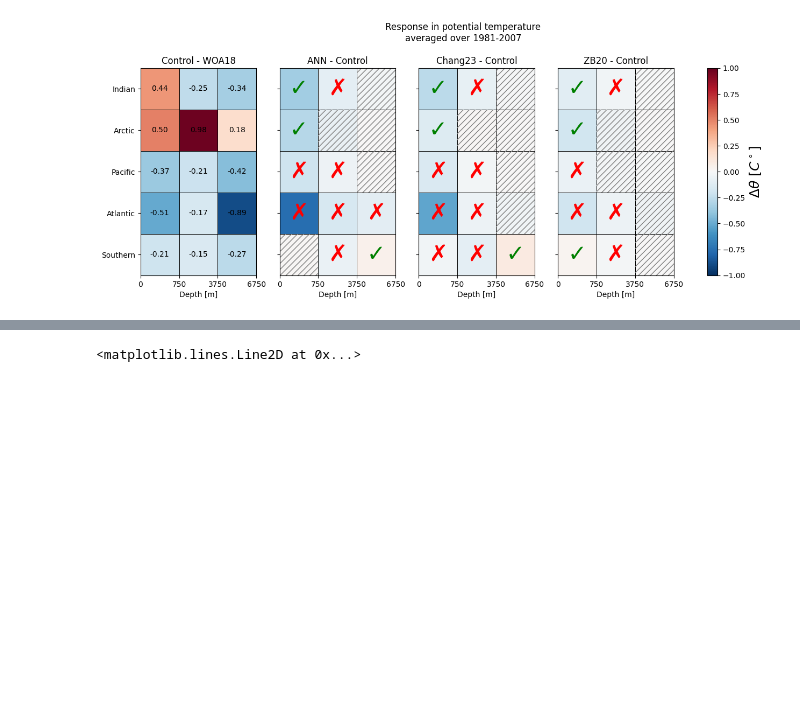
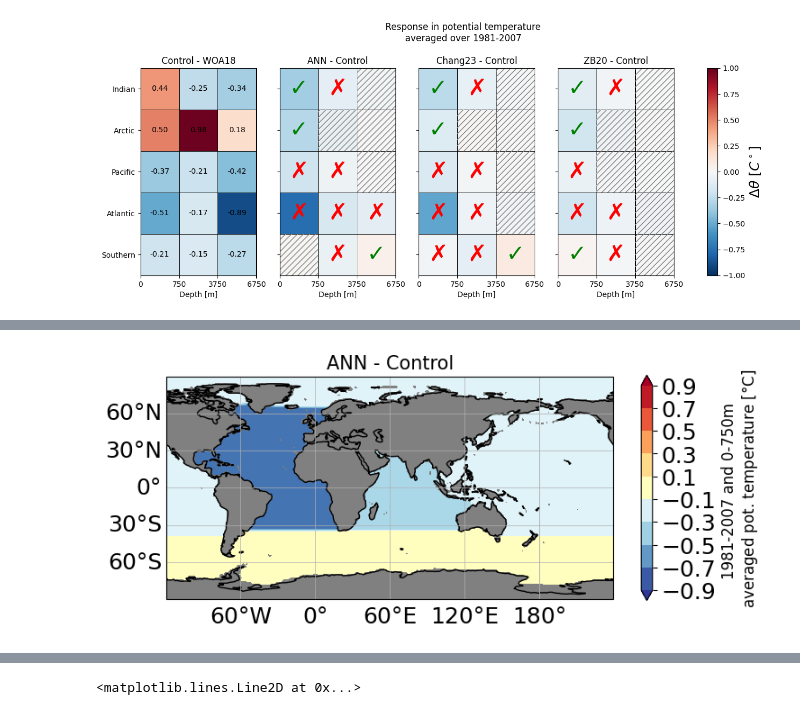
Before and after one commit to m2lines/calibration-MOM6, a Jupyter notebook: notebooks/prepare-thetao-dataset.ipynb, the cells around one changed output, grey strips where cells are left out. Drawn from its saved outputs; the diff is of its cells as text; code cells hidden in the pictures; blank space fills up the shorter version.

```diff
--- a/notebooks/prepare-thetao-dataset.ipynb
+++ b/notebooks/prepare-thetao-dataset.ipynb
@@ -771,3 +804,29 @@ map = map.where(param.basin>0)
+# %%
+import cartopy.crs as ccrs
+fig = plt.figure(figsize=(8,5))
+plt.rcParams['font.size'] = 18
+plt.rcParams['axes.titlesize'] = 15
+
+ax = fig.add_subplot(1, 1, 1, projection=ccrs.PlateCarree(central_longitude=60))
+gl = gridlines = ax.gridlines(draw_labels=True, linewidth=0.5,alpha=1.0, linestyle='-')
+gl.xlabels_top = False
+gl.ylabels_right = False
+
+cmap = plt.cm.RdYlBu_r
+vmin,vmax,ci = -0.9,0.9,0.2
+cilev = np.arange(vmin,vmax+ci,ci)
+
+map.plot.contourf(ax=ax, cmap=cmap, levels=cilev, extend='both', add_colorbar=False, transform=ccrs.PlateCarree())
+ax.set_facecolor('gray')
+ax.coastlines(rasterized=False)
+
+cbar = plt.colorbar(im, ax=plt.gca().axes, orientation='vertical', shrink=0.65)
+cbar.set_label('1981-2007 and 0-750m \naveraged pot. temperature [$\degree $C]', fontsize=12)
+cbar.ax.xaxis.set_tick_params(labelrotation=45)
+ax.set_title('ANN - Control')
+plt.savefig('figures/5-oceans.pdf', bbox_inches='tight', dpi=150)
+# %% [output]
+[figure, added]
 # %%
 map.plot(vmin=-0.8)
 plt.gca().set_facecolor('gray')
```
Also changed, not shown: parts of 5 cells of this notebook.
